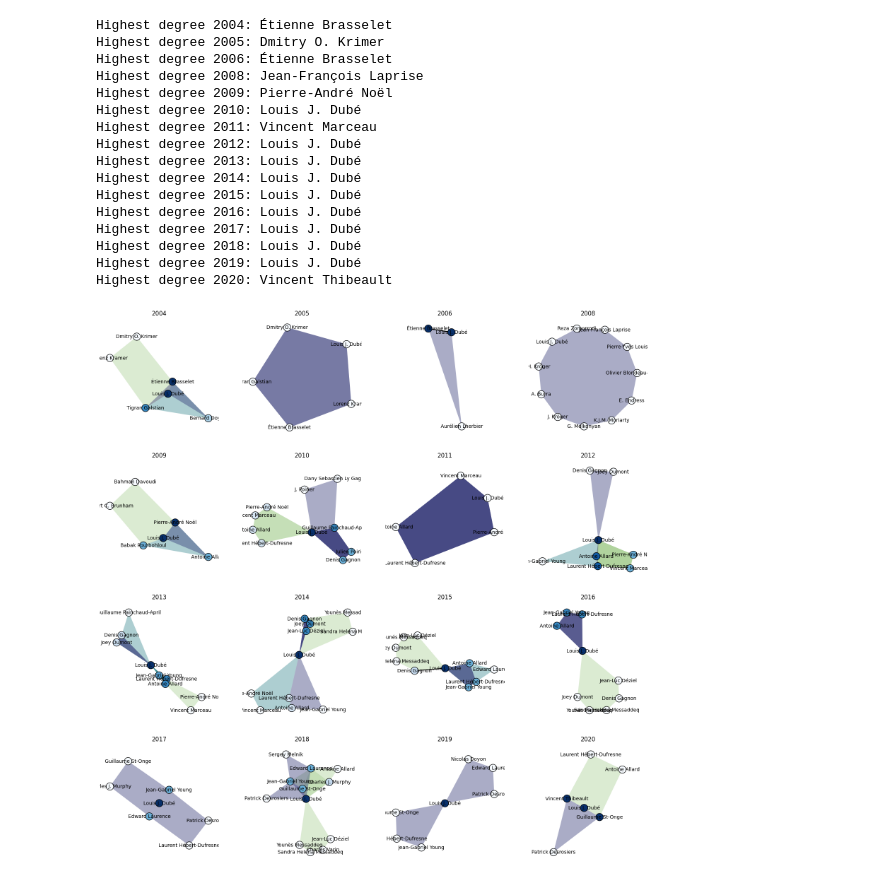
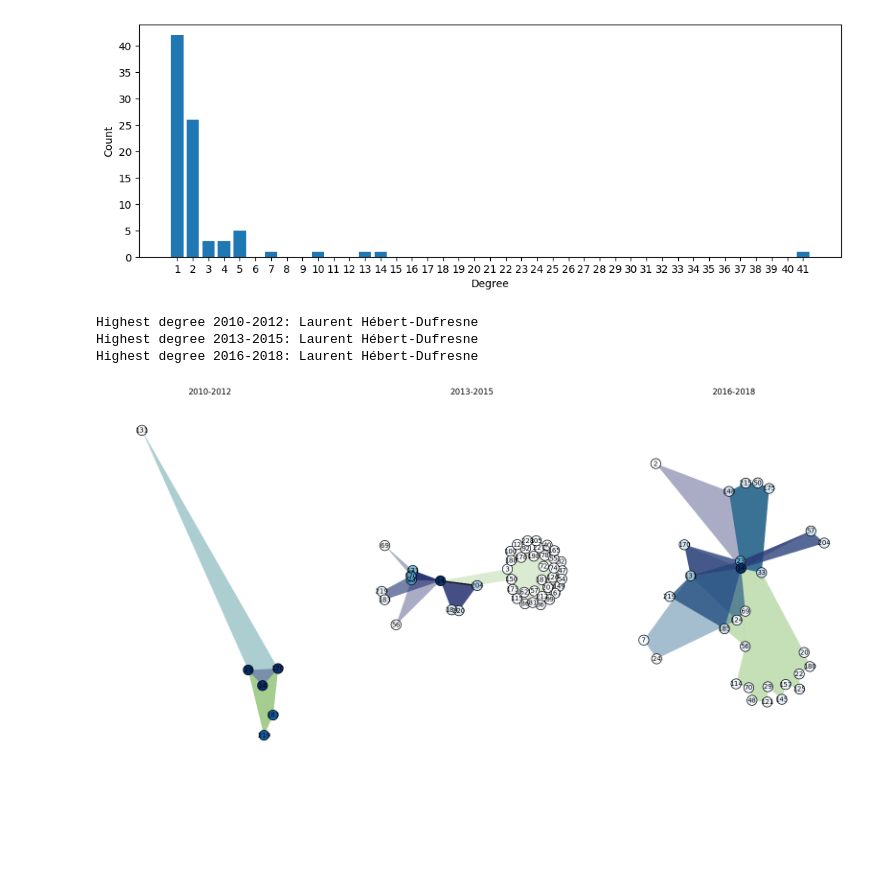
Before and after one commit to jstonge/bayesian_group_formation, a Jupyter notebook: src/finding_group.ipynb, the cells around one changed output. Drawn from its saved outputs; the diff is of its cells as text; code cells hidden in the pictures; blank space fills up the shorter version.

```diff
--- a/src/finding_group.ipynb
+++ b/src/finding_group.ipynb
@@ -71,4 +138,5 @@ hyperedge_list = [extract_coauthor(w) for w in work]
 # %%
-H = xgi.Hypergraph(hyperedge_list)
+H.add_nodes_from(nodelist)
+H.add_edges_from(hyperedge_list_meta)
 print(f"The hypergraph has {H.num_nodes} nodes and {H.num_edges} edges")
 # %% [output]
@@ -92,0 +168,6 @@ Highest degree: Étienne Brasselet
+# %%
+H_f = xgi.subhypergraph(
+    H,
+    nodes=H.nodes.filterby_attr("involve_local_work", True),
+    edges=H.edges.filterby_attr("local_work", True)
+)
@@ -93,35 +213,45 @@ Highest degree: Étienne Brasselet
+# %%
+centers, heights = xgi.degree_histogram(H)
+
+plt.figure(figsize=(12, 4))
+ax = plt.subplot(111)
+
+ax.bar(centers, heights)
+ax.set_ylabel("Count")
+ax.set_xlabel("Degree")
+ax.set_xticks(np.arange(1, max(centers) + 1, step=1));
+# %% [output]
+[figure, added]
 # %%
-fig, axes = plt.subplots(4, 4, figsize=(20, 20))
-for fname,ax in zip(PI_fnames[23:42], axes.flatten()):
-    work = read_jsonl(fname)
-    hyperedge_list = [extract_coauthor(w) for w in work]
+yr_window = 3
+tot_yrs = list(range(0, len(PI_fnames)+1, yr_window))
+tot_frames = len(tot_yrs)
+nb_rows = tot_frames // 3
+height_d = { 1:20, 2:15, 3:10 }
+fig, axes = plt.subplots(nb_rows, 3, figsize=(20,height_d[yr_window]))
+
+for idx, ax in zip(tot_yrs, axes.flatten()):
+    hyperedge_list = []
+    for i,fname in enumerate(PI_fnames[idx:(idx+yr_window)]):
+        work = read_jsonl(fname)
+        if i == 0:
+            first_yr=fname.stem.split('_')[-1]
+        last_yr=fname.stem.split('_')[-1]
+        hyperedge_list += [extract_coauthor(w, names=False) for w in work]
+
 
     H = xgi.Hypergraph(hyperedge_list)
+    if len(H.nodes) > 0:
+        pos = xgi.barycenter_spring_layout(H, seed=42)  # fix position
+        _, collections = xgi.draw(H, ax=ax, pos=pos, node_size=15, node_labels=True, node_fc=H.nodes.degree(), node_fc_cmap="Blues")
+        (node_collection, _, _) = collections
 
-    pos = xgi.barycenter_spring_layout(H, seed=42)  # fix position
-    _, collections = xgi.draw(H, ax=ax, pos=pos, node_labels=True, node_size=15, node_fc=H.nodes.degree(), node_fc_cmap="Blues")
-
-    (node_collection, _, _) = collections
-
-    max_key = max(H.nodes.degree().asdict(), key=H.nodes.degree().asdict().get)
-    yr=fname.stem.split('_')[-1]
-    ax.set_title(f"{yr}")
-    print(f"Highest degree {yr}: {max_key}") # highest degree node
+        max_key = max(H.nodes.degree().asdict(), key=H.nodes.degree().asdict().get)
+        ax.set_title(f"{first_yr}-{last_yr}") if yr_window > 1 else ax.set_title(f"{first_yr}")
+        # print(f"{len(hyperedge_list)} papers are shown")
+        print(f"Highest degree {first_yr}-{last_yr}: {idx2name[max_key]}") # highest degree node
 # %% [output]
-Highest degree 2004: Étienne Brasselet
-Highest degree 2005: Dmitry O. Krimer
-Highest degree 2006: Étienne Brasselet
-Highest degree 2008: Jean-François Laprise
-Highest degree 2009: Pierre-André Noël
-Highest degree 2010: Louis J. Dubé
-Highest degree 2011: Vincent Marceau
-Highest degree 2012: Louis J. Dubé
-Highest degree 2013: Louis J. Dubé
-Highest degree 2014: Louis J. Dubé
-Highest degree 2015: Louis J. Dubé
-Highest degree 2016: Louis J. Dubé
-Highest degree 2017: Louis J. Dubé
-Highest degree 2018: Louis J. Dubé
-Highest degree 2019: Louis J. Dubé
-Highest degree 2020: Vincent Thibeault
+Highest degree 2010-2012: Laurent Hébert‐Dufresne
+Highest degree 2013-2015: Laurent Hébert‐Dufresne
+Highest degree 2016-2018: Laurent Hébert‐Dufresne
-[figure, old version]
+[figure, new version]
```
Also changed, not shown: parts of 22 cells of this notebook.
